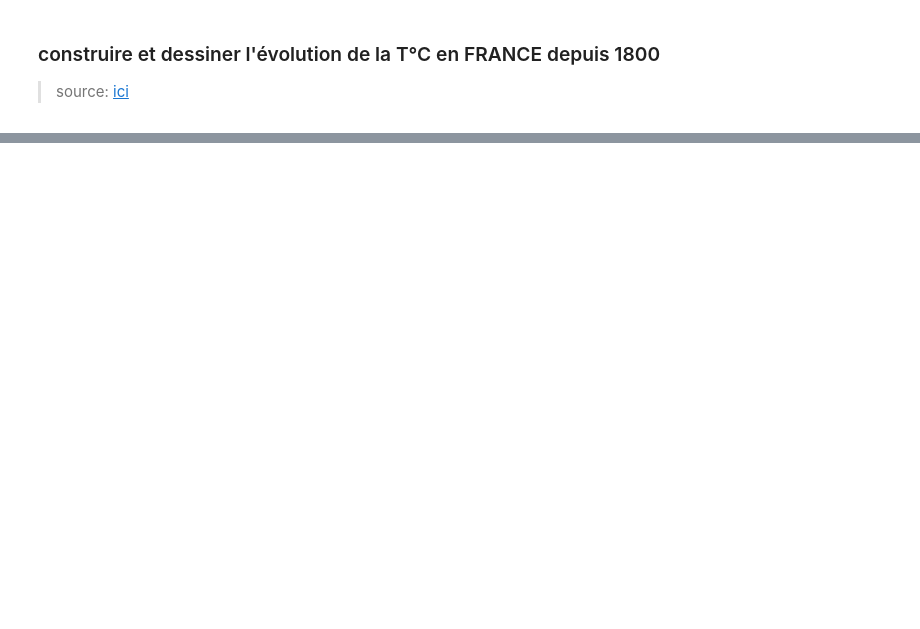
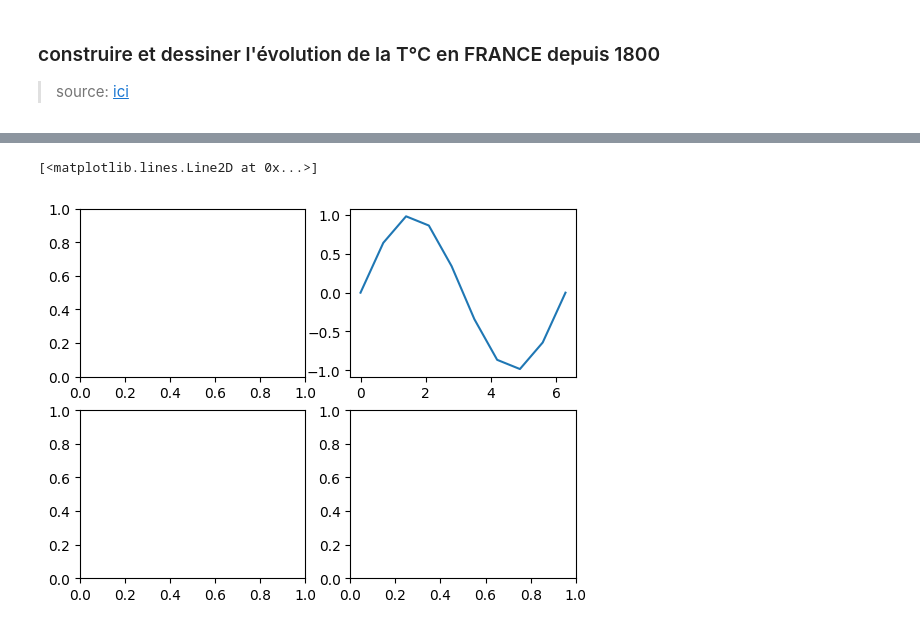
Before and after one commit to lamamram/python-analyse, a Jupyter notebook: exo_temperature.ipynb, the cells around one changed output, grey strips where cells are left out. Drawn from its saved outputs; the diff is of its cells as text; code cells hidden in the pictures; blank space fills up the shorter version.

```diff
--- a/exo_temperature.ipynb
+++ b/exo_temperature.ipynb
@@ -82,0 +154,7 @@ complete_df
+# %%
+# créer une figure avec des graphes (subplots)
+fig, axes = plt.subplots(2, 2)
+axes[0][1].plot(np.linspace(0,2*np.pi, num=10), np.sin(np.linspace(0,2*np.pi, num=10)))
+# %% [output]
+[<matplotlib.lines.Line2D at 0x...>]
+[figure, added]
```
Also changed, not shown: parts of 10 cells of this notebook, 1 other file.
